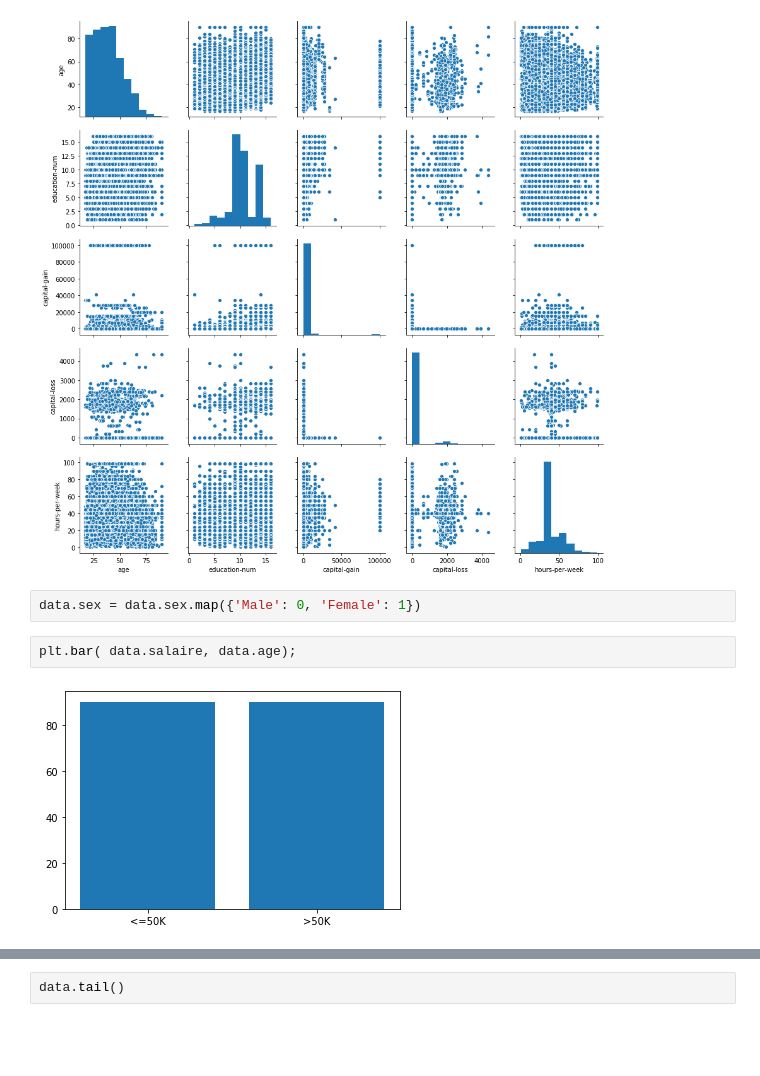
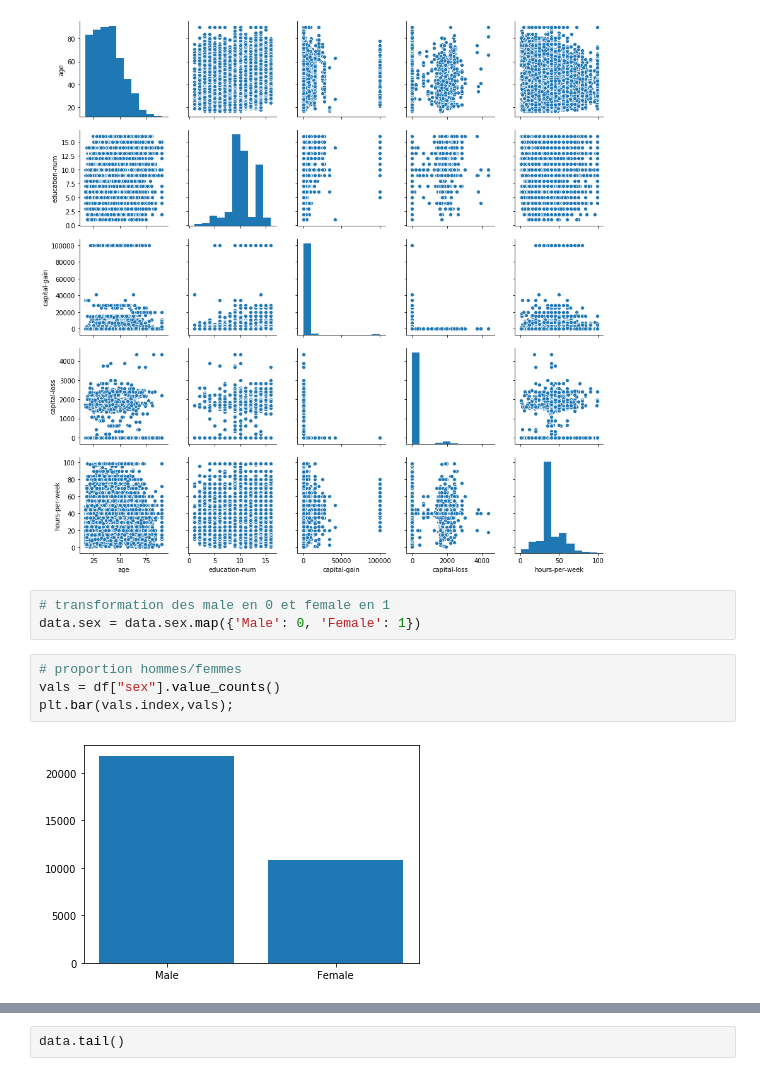
Before and after one commit to pvferrat/Projet_5, a Jupyter notebook: code.ipynb, the cells around one changed output, grey strips where cells are left out. Cells and saved outputs as stored; diff of their text form; blank space fills up the shorter version.

```diff
--- a/code.ipynb
+++ b/code.ipynb
@@ -121,8 +100,11 @@ sns.pairplot(data);
 # %% [output]
 [figure]
 # %%
+# transformation des male en 0 et female en 1
 data.sex = data.sex.map({'Male': 0, 'Female': 1})
-# %%
-plt.bar( data.salaire, data.age);
-# %% [output]
-[figure, removed]
+# %%
+# proportion hommes/femmes
+vals = df["sex"].value_counts()
+plt.bar(vals.index,vals);
+# %% [output]
+[figure, added]
```
Also changed, not shown: parts of 30 cells of this notebook.
